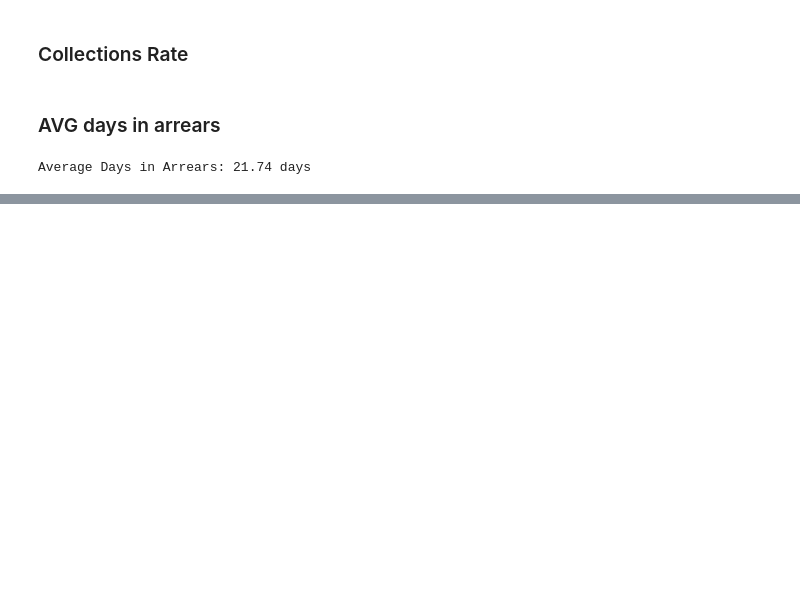
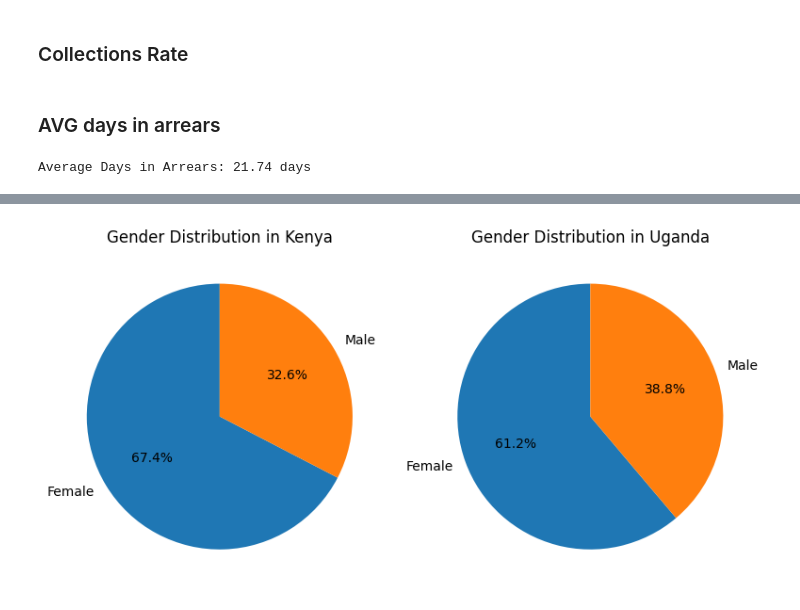
Before and after one commit to Vladbrkn/iohk, a Jupyter notebook: code/main.ipynb, the cells around one changed output, grey strips where cells are left out. Drawn from its saved outputs; the diff is of its cells as text; code cells hidden in the pictures; blank space fills up the shorter version.

```diff
--- a/code/main.ipynb
+++ b/code/main.ipynb
@@ -202,0 +330,15 @@ Average Days in Arrears: 21.74 days
+# %%
+demographic_principal = metrics_df.groupby(['gender', 'country'], observed=True)['principal_amount_usd'].sum().unstack()
+demographic_principal_percentage = demographic_principal.div(demographic_principal.sum(axis=0), axis=1) * 100
+
+fig, axes = plt.subplots(nrows=1, ncols=demographic_principal_percentage.shape[1], figsize=(8, 8))
+
+for i, country in enumerate(demographic_principal_percentage.columns):
+    ax = axes[i]
+    ax.pie(demographic_principal_percentage[country], labels=demographic_principal_percentage.index, autopct='%1.1f%%', startangle=90)
+    ax.set_title(f'Gender Distribution in {country}')
+
+plt.tight_layout()
+plt.show()
+# %% [output]
+[figure, added]
```
Also changed, not shown: parts of 23 cells of this notebook, 2 other files.
